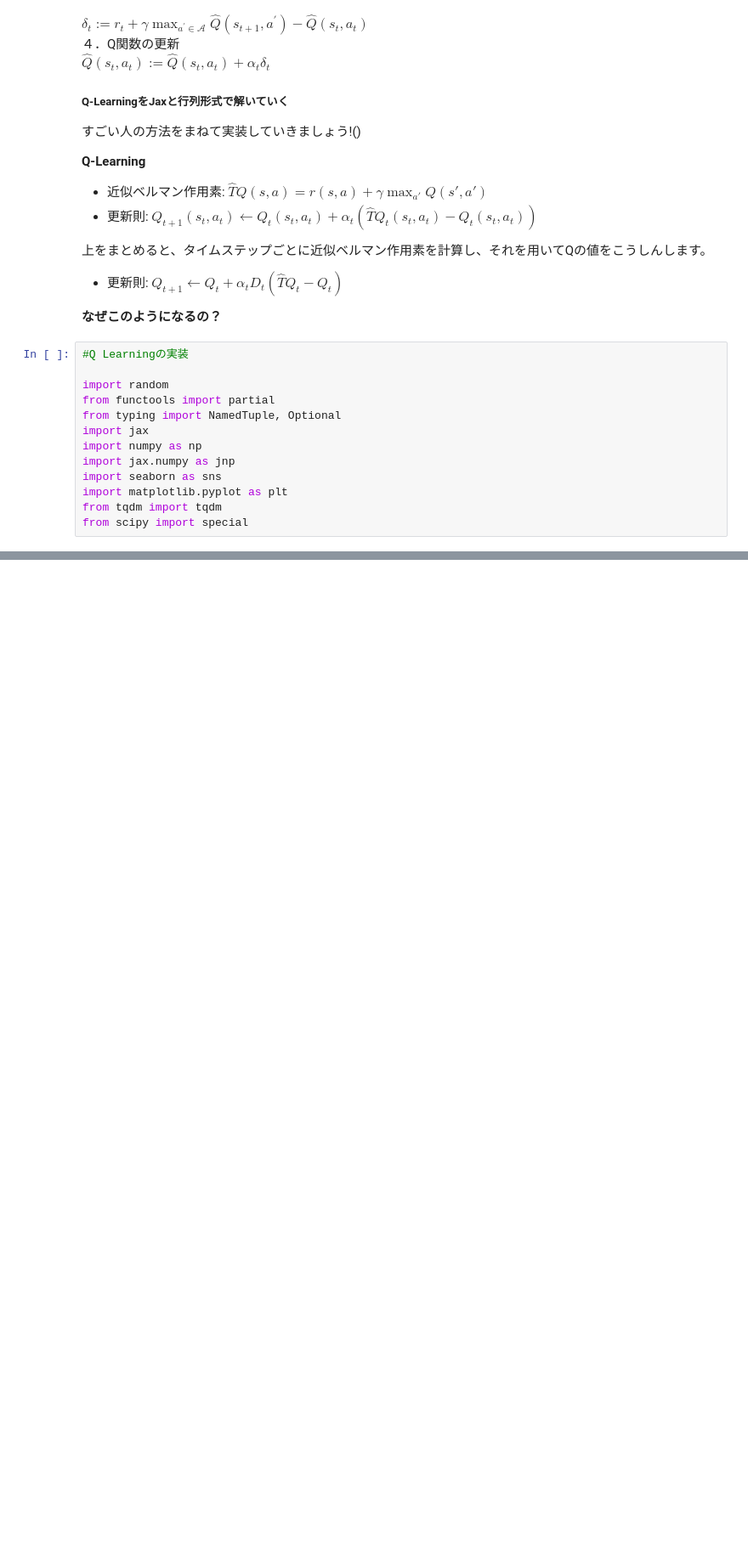
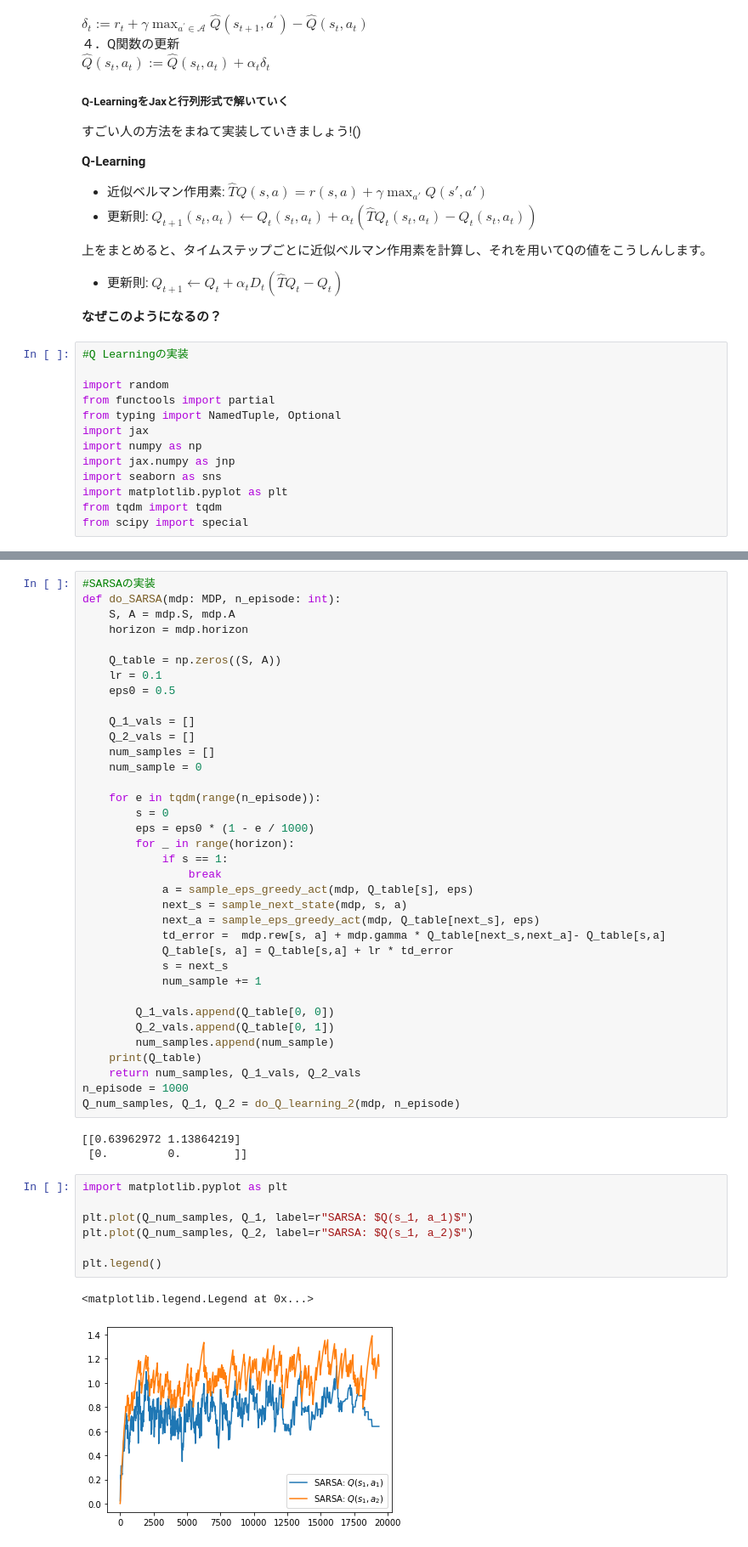
Before and after one commit to throbotaith/syumi-note-t, a Jupyter notebook: Reinforcement Learning/RL_Model Free.ipynb, the cells around one changed output, grey strips where cells are left out. Shown: that part at 85% size. Saved outputs shown, nothing was run; the diff lists cells and outputs as text; blank space fills up the shorter version.

Commit message:
SARSA finished

```diff
--- a/Reinforcement Learning/RL_Model Free.ipynb
+++ b/Reinforcement Learning/RL_Model Free.ipynb
@@ -238,0 +265,49 @@ class MDP(NamedTuple):
+# %%
+#SARSAの実装
+def do_SARSA(mdp: MDP, n_episode: int):
+    S, A = mdp.S, mdp.A
+    horizon = mdp.horizon
+
+    Q_table = np.zeros((S, A))
+    lr = 0.1
+    eps0 = 0.5
+
+    Q_1_vals = []
+    Q_2_vals = []
+    num_samples = []
+    num_sample = 0
+
+    for e in tqdm(range(n_episode)):
+        s = 0
+        eps = eps0 * (1 - e / 1000)
+        for _ in range(horizon):
+            if s == 1:
+                break
+            a = sample_eps_greedy_act(mdp, Q_table[s], eps)
+            next_s = sample_next_state(mdp, s, a)
+            next_a = sample_eps_greedy_act(mdp, Q_table[next_s], eps)
+            td_error =  mdp.rew[s, a] + mdp.gamma * Q_table[next_s,next_a]- Q_table[s,a]
+            Q_table[s, a] = Q_table[s,a] + lr * td_error
+            s = next_s
+            num_sample += 1
+
+        Q_1_vals.append(Q_table[0, 0])
+        Q_2_vals.append(Q_table[0, 1])
+        num_samples.append(num_sample)
+    print(Q_table)
+    return num_samples, Q_1_vals, Q_2_vals
+n_episode = 1000
+Q_num_samples, Q_1, Q_2 = do_Q_learning_2(mdp, n_episode)
+# %% [output]
+[[0.63962972 1.13864219]
+ [0.         0.        ]]
+# %%
+import matplotlib.pyplot as plt
+
+plt.plot(Q_num_samples, Q_1, label=r"SARSA: $Q(s_1, a_1)$")
+plt.plot(Q_num_samples, Q_2, label=r"SARSA: $Q(s_1, a_2)$")
+
+plt.legend()
+# %% [output]
+<matplotlib.legend.Legend at 0x...>
+[figure, added]
```
Also changed, not shown: parts of 8 cells of this notebook, 1 other file.
